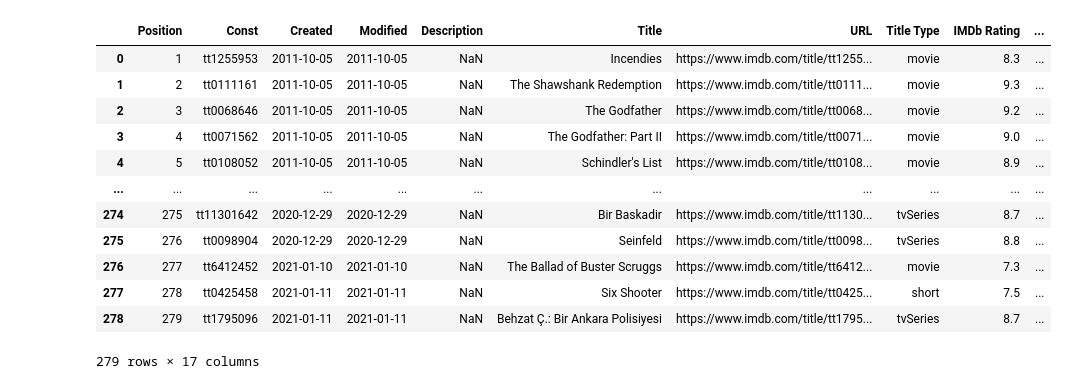
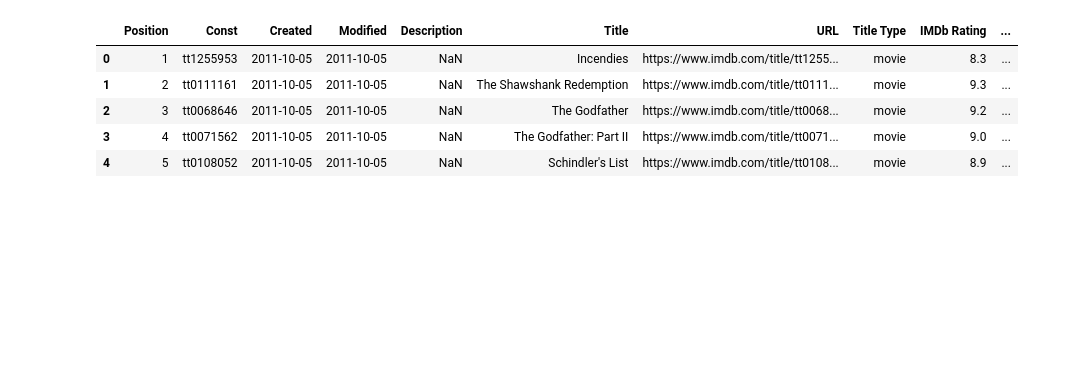
Before and after one commit to bkrsln/watched-films, a Jupyter notebook: training.ipynb, the cells around one changed output. Drawn from its saved outputs; the diff is of its cells as text; code cells hidden in the pictures; blank space fills up the shorter version.

```diff
--- a/training.ipynb
+++ b/training.ipynb
@@ -1,22 +1,16 @@
 # %%
 import pandas as pd
-from bokeh.plotting import figure, output_file, show
+import numpy as np
+from bokeh.plotting import figure, output_file, output_notebook, show
 from bokeh.models import ColumnDataSource
 
-df = pd.read_csv('films.csv', encoding = "ISO-8859-1")
+df = pd.read_csv('films.csv', encoding = "ISO-8859-1", parse_dates=['Date Rated'])
 # %%
-df
+df.head()
 # %% [output]
 |  | Position | Const | Created | Modified | Description | Title | URL | Title Type | IMDb Rating | ... |
 | 0 | 1 | tt1255953 | 2011-10-05 | 2011-10-05 | NaN | Incendies | https://www.imdb.com/title/tt1255... | movie | 8.3 | ... |
 | 1 | 2 | tt0111161 | 2011-10-05 | 2011-10-05 | NaN | The Shawshank Redemption | https://www.imdb.com/title/tt0111... | movie | 9.3 | ... |
 | 2 | 3 | tt0068646 | 2011-10-05 | 2011-10-05 | NaN | The Godfather | https://www.imdb.com/title/tt0068... | movie | 9.2 | ... |
 | 3 | 4 | tt0071562 | 2011-10-05 | 2011-10-05 | NaN | The Godfather: Part II | https://www.imdb.com/title/tt0071... | movie | 9.0 | ... |
 | 4 | 5 | tt0108052 | 2011-10-05 | 2011-10-05 | NaN | Schindler's List | https://www.imdb.com/title/tt0108... | movie | 8.9 | ... |
-| ... | ... | ... | ... | ... | ... | ... | ... | ... | ... | ... |
-| 274 | 275 | tt11301642 | 2020-12-29 | 2020-12-29 | NaN | Bir Baskadir | https://www.imdb.com/title/tt1130... | tvSeries | 8.7 | ... |
-| 275 | 276 | tt0098904 | 2020-12-29 | 2020-12-29 | NaN | Seinfeld | https://www.imdb.com/title/tt0098... | tvSeries | 8.8 | ... |
-| 276 | 277 | tt6412452 | 2021-01-10 | 2021-01-10 | NaN | The Ballad of Buster Scruggs | https://www.imdb.com/title/tt6412... | movie | 7.3 | ... |
-| 277 | 278 | tt0425458 | 2021-01-11 | 2021-01-11 | NaN | Six Shooter | https://www.imdb.com/title/tt0425... | short | 7.5 | ... |
-| 278 | 279 | tt1795096 | 2021-01-11 | 2021-01-11 | NaN | Behzat Ç.: Bir Ankara Polisiyesi | https://www.imdb.com/title/tt1795... | tvSeries | 8.7 | ... |
-279 rows × 17 columns
```
Also changed, not shown: parts of 5 cells of this notebook.
